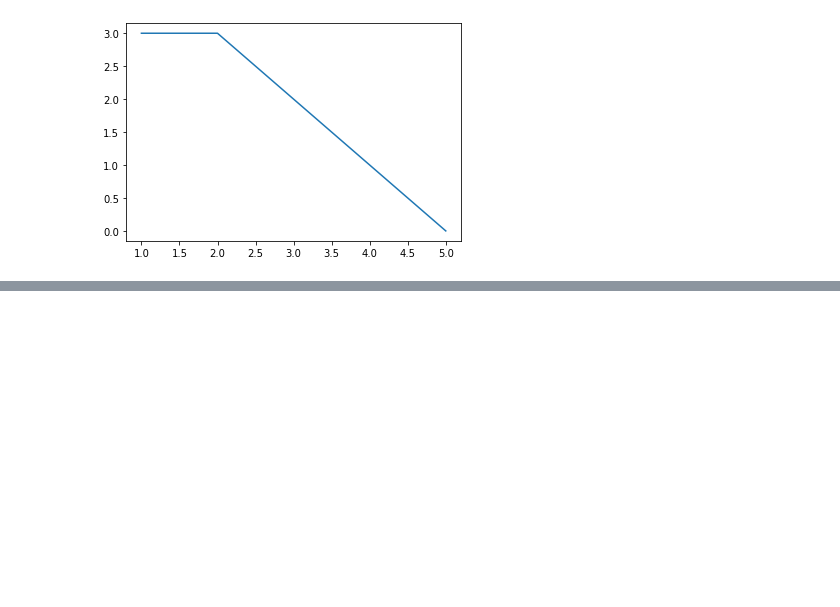
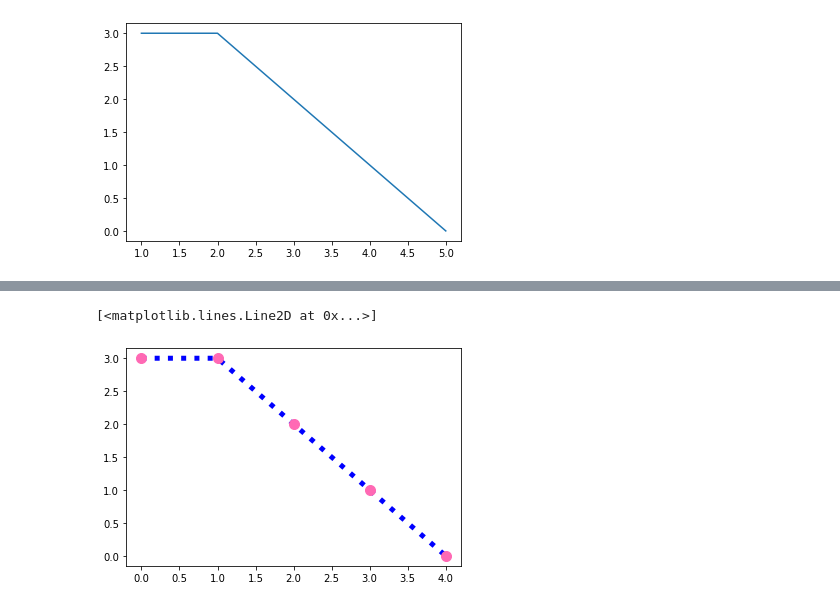
Before and after one commit to krystinli/Legoland, a Jupyter notebook: python/2022-03_Matplotlib.ipynb, the cells around one changed output, grey strips where cells are left out. Cells and saved outputs as stored; diff of their text form; code cells hidden in the pictures; blank space fills up the shorter version.

```diff
--- a/python/2022-03_Matplotlib.ipynb
+++ b/python/2022-03_Matplotlib.ipynb
@@ -38,0 +51,18 @@ plt.plot(
+# %%
+# default x-axis
+plt.plot(df["Weekday_Total"],
+
+    # marker
+    marker = 'o', # marker
+    ms = 10, # markersize
+    mec = 'hotpink',
+    mfc = 'hotpink',
+
+    # line
+    linestyle = 'dotted',
+    color = 'b', # line colour
+    linewidth = '5'
+)
+# %% [output]
+[<matplotlib.lines.Line2D at 0x...>]
+[figure, added]
```
Also changed, not shown: parts of 7 cells of this notebook.
